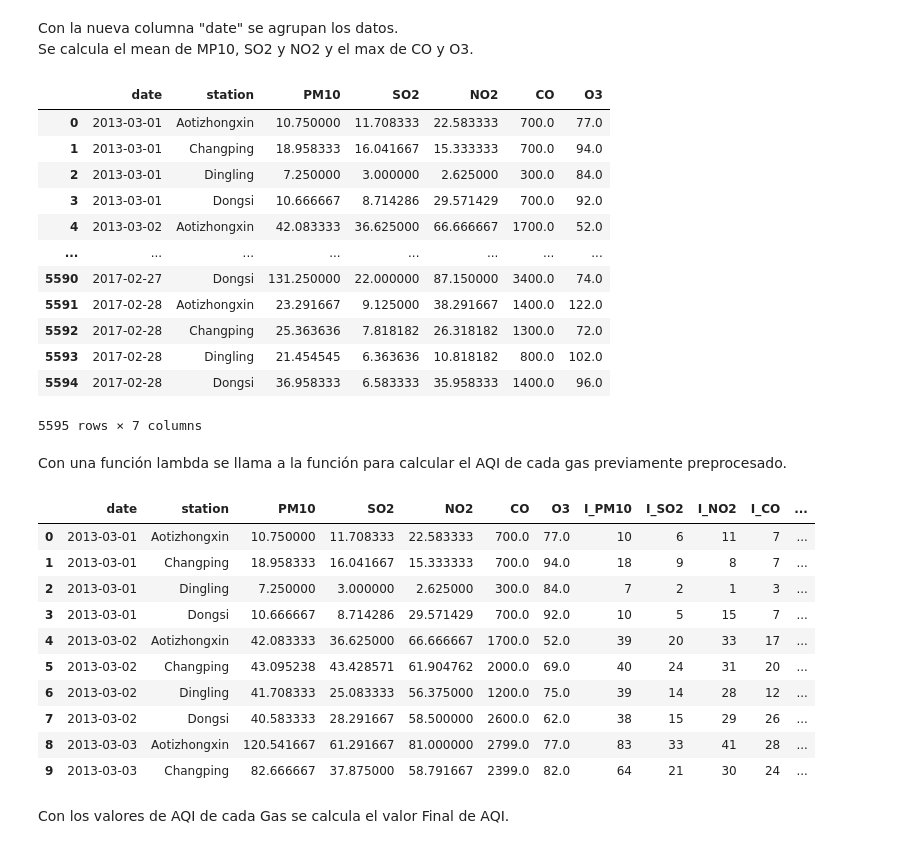
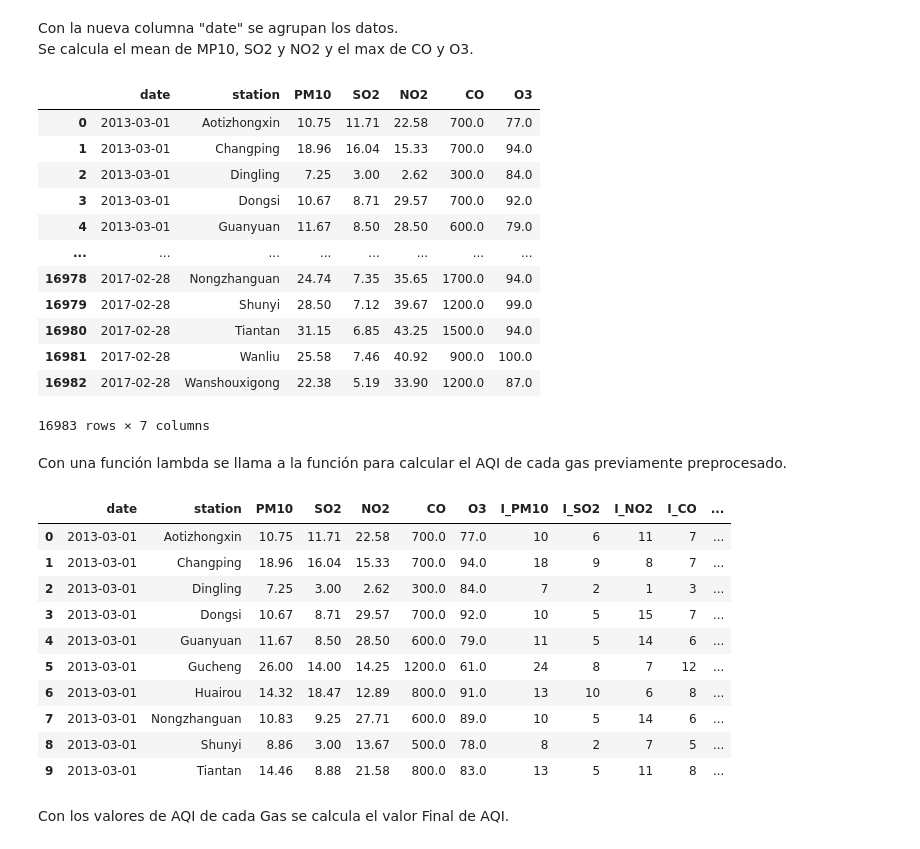
Before and after one commit to JHyel2015/Proyecto2_1B_2023A, a Jupyter notebook: notebooks/Proyecto2B.ipynb, the cells around one changed output. Saved outputs shown, nothing was run; the diff lists cells and outputs as text; code cells hidden in the pictures.

```diff
--- a/notebooks/Proyecto2B.ipynb
+++ b/notebooks/Proyecto2B.ipynb
@@ -98,0 +90,4 @@ df.head(25)
+# %%
+df = pd.concat([pd.read_csv(f) for f in glob.glob('../data/PRSA_Data_20130301-20170228/*.csv')], ignore_index = True)
+
+df.shape
@@ -107,6 +104,7 @@ combine_lambda = lambda x: '{}-{:02d}-{:02d}'.format(x.year, x.month, x.day)
 # df['date'] = df['year'].astype(str) + '-' + df['month'].astype(str)
 
 df['date'] = df.apply(combine_lambda, axis = 1)
+df['date'] = pd.to_datetime(df['date'], format='%Y-%m-%d')
 
 # df = df.drop(columns=['year','month','day'], errors='ignore')
 
@@ -174,52 +172,54 @@ df2 = df.groupby(['date','station']).agg(
     NO2 = ('NO2','mean'),
     CO = ('CO','max'),
     O3 = ('O3','max')
-    ).reset_index()
+    ).reset_index().round(2)
 
 df2
 # %% [output]
 |  | date | station | PM10 | SO2 | NO2 | CO | O3 |
-| 0 | 2013-03-01 | Aotizhongxin | 10.750000 | 11.708333 | 22.583333 | 700.0 | 77.0 |
-| 1 | 2013-03-01 | Changping | 18.958333 | 16.041667 | 15.333333 | 700.0 | 94.0 |
-| 2 | 2013-03-01 | Dingling | 7.250000 | 3.000000 | 2.625000 | 300.0 | 84.0 |
-| 3 | 2013-03-01 | Dongsi | 10.666667 | 8.714286 | 29.571429 | 700.0 | 92.0 |
-| 4 | 2013-03-02 | Aotizhongxin | 42.083333 | 36.625000 | 66.666667 | 1700.0 | 52.0 |
+| 0 | 2013-03-01 | Aotizhongxin | 10.75 | 11.71 | 22.58 | 700.0 | 77.0 |
+| 1 | 2013-03-01 | Changping | 18.96 | 16.04 | 15.33 | 700.0 | 94.0 |
+| 2 | 2013-03-01 | Dingling | 7.25 | 3.00 | 2.62 | 300.0 | 84.0 |
+| 3 | 2013-03-01 | Dongsi | 10.67 | 8.71 | 29.57 | 700.0 | 92.0 |
+| 4 | 2013-03-01 | Guanyuan | 11.67 | 8.50 | 28.50 | 600.0 | 79.0 |
 | ... | ... | ... | ... | ... | ... | ... | ... |
-| 5590 | 2017-02-27 | Dongsi | 131.250000 | 22.000000 | 87.150000 | 3400.0 | 74.0 |
-| 5591 | 2017-02-28 | Aotizhongxin | 23.291667 | 9.125000 | 38.291667 | 1400.0 | 122.0 |
-| 5592 | 2017-02-28 | Changping | 25.363636 | 7.818182 | 26.318182 | 1300.0 | 72.0 |
-| 5593 | 2017-02-28 | Dingling | 21.454545 | 6.363636 | 10.818182 | 800.0 | 102.0 |
-| 5594 | 2017-02-28 | Dongsi | 36.958333 | 6.583333 | 35.958333 | 1400.0 | 96.0 |
+| 16978 | 2017-02-28 | Nongzhanguan | 24.74 | 7.35 | 35.65 | 1700.0 | 94.0 |
+| 16979 | 2017-02-28 | Shunyi | 28.50 | 7.12 | 39.67 | 1200.0 | 99.0 |
+| 16980 | 2017-02-28 | Tiantan | 31.15 | 6.85 | 43.25 | 1500.0 | 94.0 |
+| 16981 | 2017-02-28 | Wanliu | 25.58 | 7.46 | 40.92 | 900.0 | 100.0 |
+| 16982 | 2017-02-28 | Wanshouxigong | 22.38 | 5.19 | 33.90 | 1200.0 | 87.0 |
-5595 rows × 7 columns
+16983 rows × 7 columns
 # %% [markdown]
 Con una función lambda se llama a la función para calcular el AQI de cada gas previamente preprocesado.
 # %%
+def calculate_aqi_df(df):
+    aqi_lambda_pm10 = lambda x: calculate_aqi(x.PM10, 'PM10')
+    aqi_lambda_so2 = lambda x: calculate_aqi(x.SO2, 'SO2')
+    aqi_lambda_no2 = lambda x: calculate_aqi(x.NO2, 'NO2')
+    aqi_lambda_co = lambda x: calculate_aqi(x.CO, 'CO')
+    aqi_lambda_o3 = lambda x: calculate_aqi(x.O3, 'O3')
 
-aqi_lambda_pm10 = lambda x: calculate_aqi(x.PM10, 'PM10')
-aqi_lambda_so2 = lambda x: calculate_aqi(x.SO2, 'SO2')
-aqi_lambda_no2 = lambda x: calculate_aqi(x.NO2, 'NO2')
-aqi_lambda_co = lambda x: calculate_aqi(x.CO, 'CO')
-aqi_lambda_o3 = lambda x: calculate_aqi(x.O3, 'O3')
+    df['I_PM10'] = df.apply(aqi_lambda_pm10,axis=1)
+    df['I_SO2'] = df.apply(aqi_lambda_so2,axis=1)
+    df['I_NO2'] = df.apply(aqi_lambda_no2,axis=1)
+    df['I_CO'] = df.apply(aqi_lambda_co,axis=1)
+    df['I_O3'] = df.apply(aqi_lambda_o3,axis=1)
 
-df2['I_PM10'] = df2.apply(aqi_lambda_pm10,axis=1)
-df2['I_SO2'] = df2.apply(aqi_lambda_so2,axis=1)
-df2['I_NO2'] = df2.apply(aqi_lambda_no2,axis=1)
-df2['I_CO'] = df2.apply(aqi_lambda_co,axis=1)
-df2['I_O3'] = df2.apply(aqi_lambda_o3,axis=1)
+calculate_aqi_df(df2)
 
 df2.head(10)
 # %% [output]
 |  | date | station | PM10 | SO2 | NO2 | CO | O3 | I_PM10 | I_SO2 | I_NO2 | I_CO | ... |
-| 0 | 2013-03-01 | Aotizhongxin | 10.750000 | 11.708333 | 22.583333 | 700.0 | 77.0 | 10 | 6 | 11 | 7 | ... |
-| 1 | 2013-03-01 | Changping | 18.958333 | 16.041667 | 15.333333 | 700.0 | 94.0 | 18 | 9 | 8 | 7 | ... |
-| 2 | 2013-03-01 | Dingling | 7.250000 | 3.000000 | 2.625000 | 300.0 | 84.0 | 7 | 2 | 1 | 3 | ... |
-| 3 | 2013-03-01 | Dongsi | 10.666667 | 8.714286 | 29.571429 | 700.0 | 92.0 | 10 | 5 | 15 | 7 | ... |
-| 4 | 2013-03-02 | Aotizhongxin | 42.083333 | 36.625000 | 66.666667 | 1700.0 | 52.0 | 39 | 20 | 33 | 17 | ... |
-| 5 | 2013-03-02 | Changping | 43.095238 | 43.428571 | 61.904762 | 2000.0 | 69.0 | 40 | 24 | 31 | 20 | ... |
-| 6 | 2013-03-02 | Dingling | 41.708333 | 25.083333 | 56.375000 | 1200.0 | 75.0 | 39 | 14 | 28 | 12 | ... |
-| 7 | 2013-03-02 | Dongsi | 40.583333 | 28.291667 | 58.500000 | 2600.0 | 62.0 | 38 | 15 | 29 | 26 | ... |
-| 8 | 2013-03-03 | Aotizhongxin | 120.541667 | 61.291667 | 81.000000 | 2799.0 | 77.0 | 83 | 33 | 41 | 28 | ... |
-| 9 | 2013-03-03 | Changping | 82.666667 | 37.875000 | 58.791667 | 2399.0 | 82.0 | 64 | 21 | 30 | 24 | ... |
+| 0 | 2013-03-01 | Aotizhongxin | 10.75 | 11.71 | 22.58 | 700.0 | 77.0 | 10 | 6 | 11 | 7 | ... |
+| 1 | 2013-03-01 | Changping | 18.96 | 16.04 | 15.33 | 700.0 | 94.0 | 18 | 9 | 8 | 7 | ... |
+| 2 | 2013-03-01 | Dingling | 7.25 | 3.00 | 2.62 | 300.0 | 84.0 | 7 | 2 | 1 | 3 | ... |
+| 3 | 2013-03-01 | Dongsi | 10.67 | 8.71 | 29.57 | 700.0 | 92.0 | 10 | 5 | 15 | 7 | ... |
+| 4 | 2013-03-01 | Guanyuan | 11.67 | 8.50 | 28.50 | 600.0 | 79.0 | 11 | 5 | 14 | 6 | ... |
+| 5 | 2013-03-01 | Gucheng | 26.00 | 14.00 | 14.25 | 1200.0 | 61.0 | 24 | 8 | 7 | 12 | ... |
+| 6 | 2013-03-01 | Huairou | 14.32 | 18.47 | 12.89 | 800.0 | 91.0 | 13 | 10 | 6 | 8 | ... |
+| 7 | 2013-03-01 | Nongzhanguan | 10.83 | 9.25 | 27.71 | 600.0 | 89.0 | 10 | 5 | 14 | 6 | ... |
+| 8 | 2013-03-01 | Shunyi | 8.86 | 3.00 | 13.67 | 500.0 | 78.0 | 8 | 2 | 7 | 5 | ... |
+| 9 | 2013-03-01 | Tiantan | 14.46 | 8.88 | 21.58 | 800.0 | 83.0 | 13 | 5 | 11 | 8 | ... |
 # %% [markdown]
 Con los valores de AQI de cada Gas se calcula el valor Final de AQI.
 # %%
```
Also changed, not shown: parts of 20 cells of this notebook.
